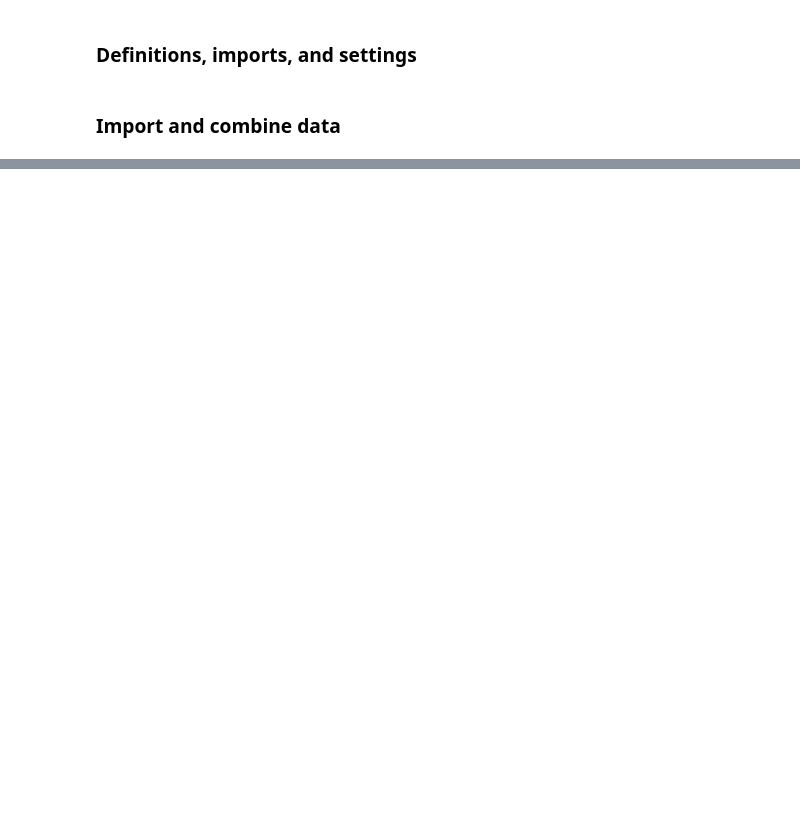
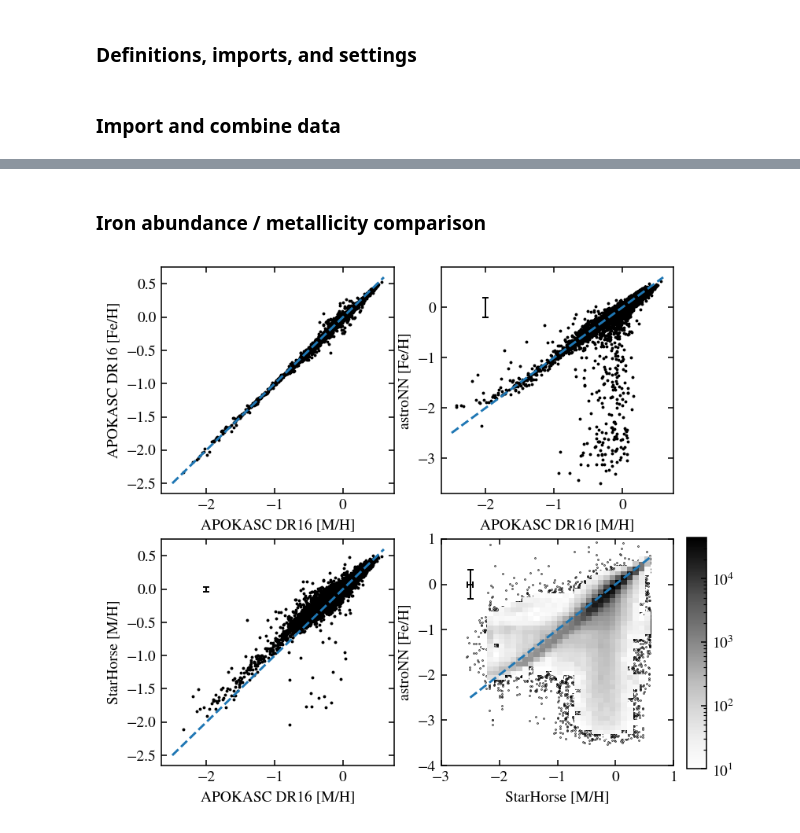
Before and after one commit to lodubay/first-year-project, a Jupyter notebook: compare_datasets.ipynb, the cells around one changed output, grey strips where cells are left out. Cells and saved outputs as stored; diff of their text form; code cells hidden in the pictures; blank space fills up the shorter version.

```diff
--- a/compare_datasets.ipynb
+++ b/compare_datasets.ipynb
@@ -111,0 +210,63 @@ APOGEE_ID
+# %% [markdown]
+### Iron abundance / metallicity comparison
+# %%
+fig, axs = plt.subplots(2, 2, figsize=(6, 6))
+
+# APOKASC Fe/H vs M/H
+ax = axs[0, 0]
+metals = stellar_params[(pd.notna(stellar_params['DR16_M_H_COR'])) & (pd.notna(stellar_params['DR16_FE_H']))]
+ax.scatter(metals['DR16_M_H_COR'], metals['DR16_FE_H'], c='k', s=1)
+# Reported errors are too small to be noticeable
+ax.plot([-2.5, 0.6], [-2.5, 0.6], linestyle='--')
+ax.set_xlabel('APOKASC DR16 [M/H]')
+ax.set_ylabel('APOKASC DR16 [Fe/H]')
+
+# APOKASC vs astroNN
+ax = axs[0, 1]
+metals = stellar_params[(pd.notna(stellar_params['ASTRONN_FE_H'])) & (pd.notna(stellar_params['DR16_M_H_COR']))]
+ax.scatter(metals['DR16_M_H_COR'], metals['ASTRONN_FE_H'], c='k', s=1)
+ax.plot([-2.5, 0.6], [-2.5, 0.6], linestyle='--')
+ax.errorbar(-2, 0,
+#             xerr=rms(metals['DR16M_H_COR_ERR']),
+            yerr=rms(metals['ASTRONN_FE_H_ERR']),
+            color='k', capsize=2, elinewidth=1)
+# Weirdos cut: APOKASC - astroNN >= 0.5
+# ax.plot([-0.7, 0.2], [-1.2, -0.3], linestyle='-', color='r')
+ax.set_xlabel('APOKASC DR16 [M/H]')
+ax.set_ylabel('astroNN [Fe/H]')
+
+# APOKASC vs StarHorse
+ax = axs[1, 0]
+metals = stellar_params[(pd.notna(stellar_params['STARHORSE_M_H'])) & (pd.notna(stellar_params['DR16_FE_H']))]
+ax.scatter(metals['DR16_M_H_COR'], metals['STARHORSE_M_H'], c='k', s=1)
+ax.plot([-2.5, 0.6], [-2.5, 0.6], linestyle='--')
+ax.errorbar(-2, 0,
+#             xerr=rms(metals['DR16_M_H_COR_ERR']),
+            yerr=[[rms(metals['STARHORSE_M_H_MERR'])], [rms(metals['STARHORSE_M_H_PERR'])]],
+            color='k', capsize=2, elinewidth=1)
+# ax.plot([-2, 0.5], [-2, 0.5], linestyle='--')
+ax.set_xlabel('APOKASC DR16 [M/H]')
+ax.set_ylabel('StarHorse [M/H]')
+
+ax = axs[1, 1]
+metals = stellar_params[(pd.notna(stellar_params['ASTRONN_FE_H'])) & (pd.notna(stellar_params['STARHORSE_M_H']))]
+metals.drop(metals[(metals['ASTRONN_FE_H'] < -4) | (metals['ASTRONN_FE_H'] > 1)].index, inplace=True)
+metals.drop(metals[metals['ASTRONN_FE_H_ERR'] > 5].index, inplace=True)
+ax.scatter(metals['STARHORSE_M_H'], metals['ASTRONN_FE_H'], c='k', s=.1)
+hist, xedges, yedges, im = ax.hist2d(metals['STARHORSE_M_H'], metals['ASTRONN_FE_H'],
+                                     bins=[np.arange(-3, 1.1, 0.1), np.arange(-4, 1.1, 0.1)],
+                                     cmap='Greys', norm=colors.LogNorm(), cmin=10)
+ax.plot([-2.5, 0.6], [-2.5, 0.6], linestyle='--')
+ax.errorbar(-2.5, 0,
+            xerr=[[rms(metals['STARHORSE_M_H_MERR'])], [rms(metals['STARHORSE_M_H_PERR'])]],
+            yerr=rms(metals['ASTRONN_FE_H_ERR']),
+            color='k', capsize=2, elinewidth=1)
+plt.subplots_adjust(right=0.9)
+cax = plt.axes([0.92, 0.12, 0.03, 0.35])
+plt.colorbar(im, cax=cax)
+ax.set_xlabel('StarHorse [M/H]')
+ax.set_ylabel('astroNN [Fe/H]')
+
+plt.show()
+# %% [output]
+[figure, added]
```
Also changed, not shown: parts of 8 cells of this notebook, 3 other files.
